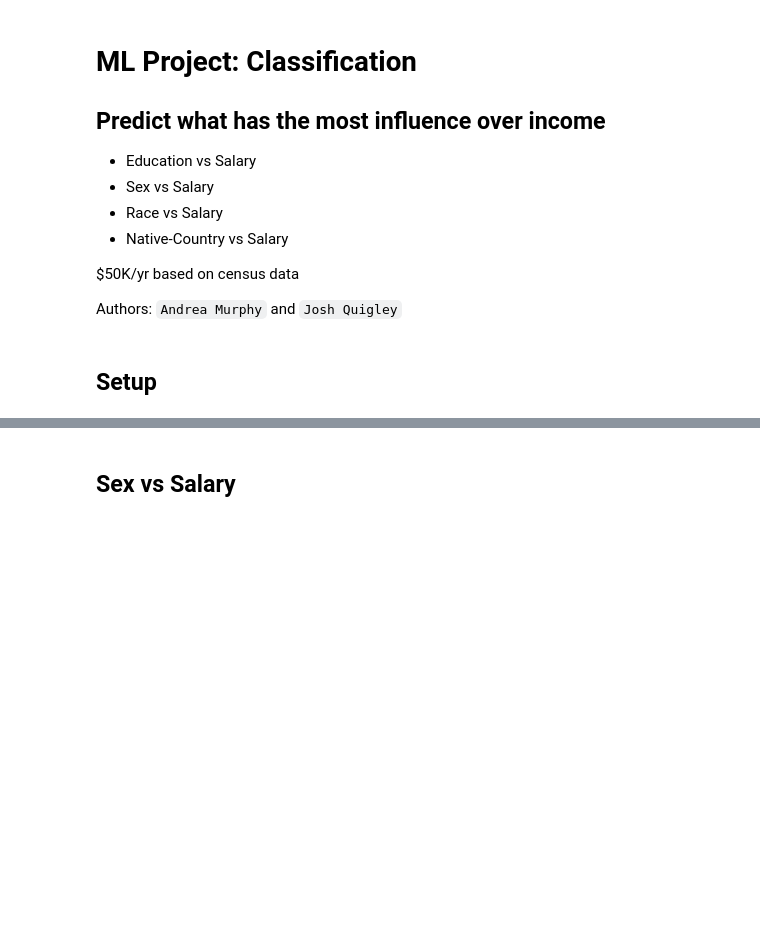
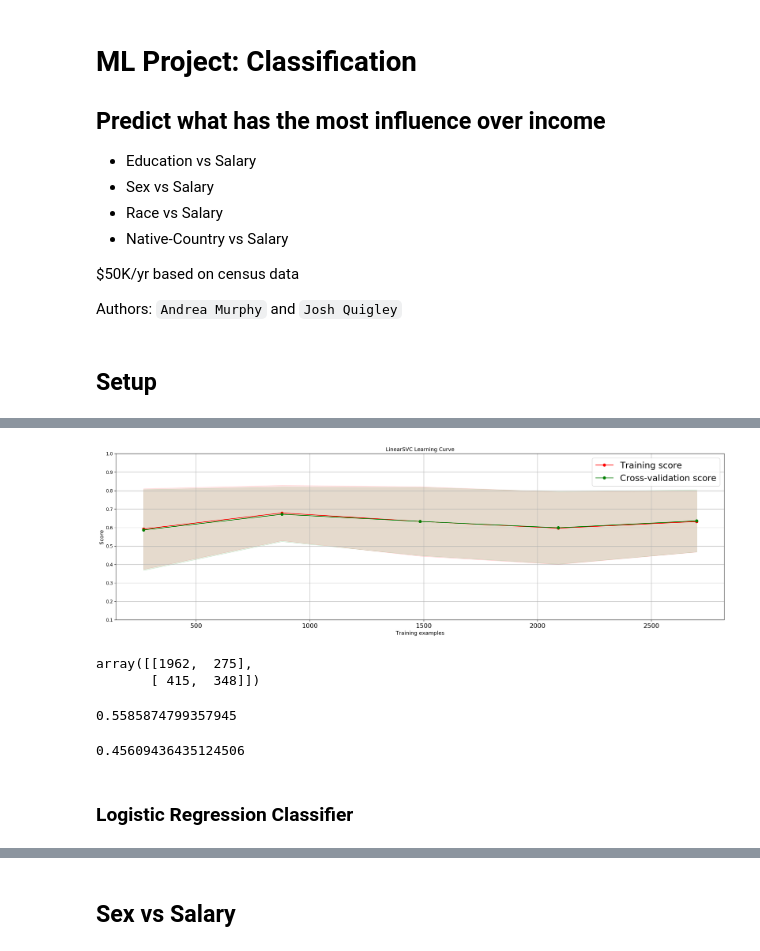
Before and after one commit to andrea5972/ML_classification, a Jupyter notebook: Classification/Census-V1.ipynb, the cells around one changed output, grey strips where cells are left out. Drawn from its saved outputs; the diff is of its cells as text; code cells hidden in the pictures; blank space fills up the shorter version.

```diff
--- a/Classification/Census-V1.ipynb
+++ b/Classification/Census-V1.ipynb
@@ -113,0 +312,5 @@ recall_score(y_test, y_pred_tree_clf)
+# %%
+# Learning Curve - Plotting the model's performance on the test set.
+
+plot_learning_curve(sgd_clf, "LinearSVC Learning Curve", X_test, y_test, ylim=(0.1, 1.0), cv=3)
+# %% [output]
@@ -113,0 +318,24 @@ recall_score(y_test, y_pred_tree_clf)
+[figure, added]
+# %%
+# Confusion Matrix - Gives insight into the type of errors being made by the model.
+# False Negatives, True Positives
+# True Negatives, False Positives
+
+confusion_matrix(y_test, y_pred_sgd_clf)
+# %% [output]
+array([[1962,  275],
+       [ 415,  348]])
+# %%
+#Precision - the proportion of positive identifications that are actually correct.
+
+precision_score(y_test, y_pred_sgd_clf)
+# %% [output]
+0.5585874799357945
+# %%
+# Recall - the proportion of actual positive that are identified correctly.
+
+recall_score(y_test, y_pred_sgd_clf)
+# %% [output]
+0.45609436435124506
+# %% [markdown]
+### Logistic Regression Classifier
```
Also changed, not shown: parts of 75 cells of this notebook.
